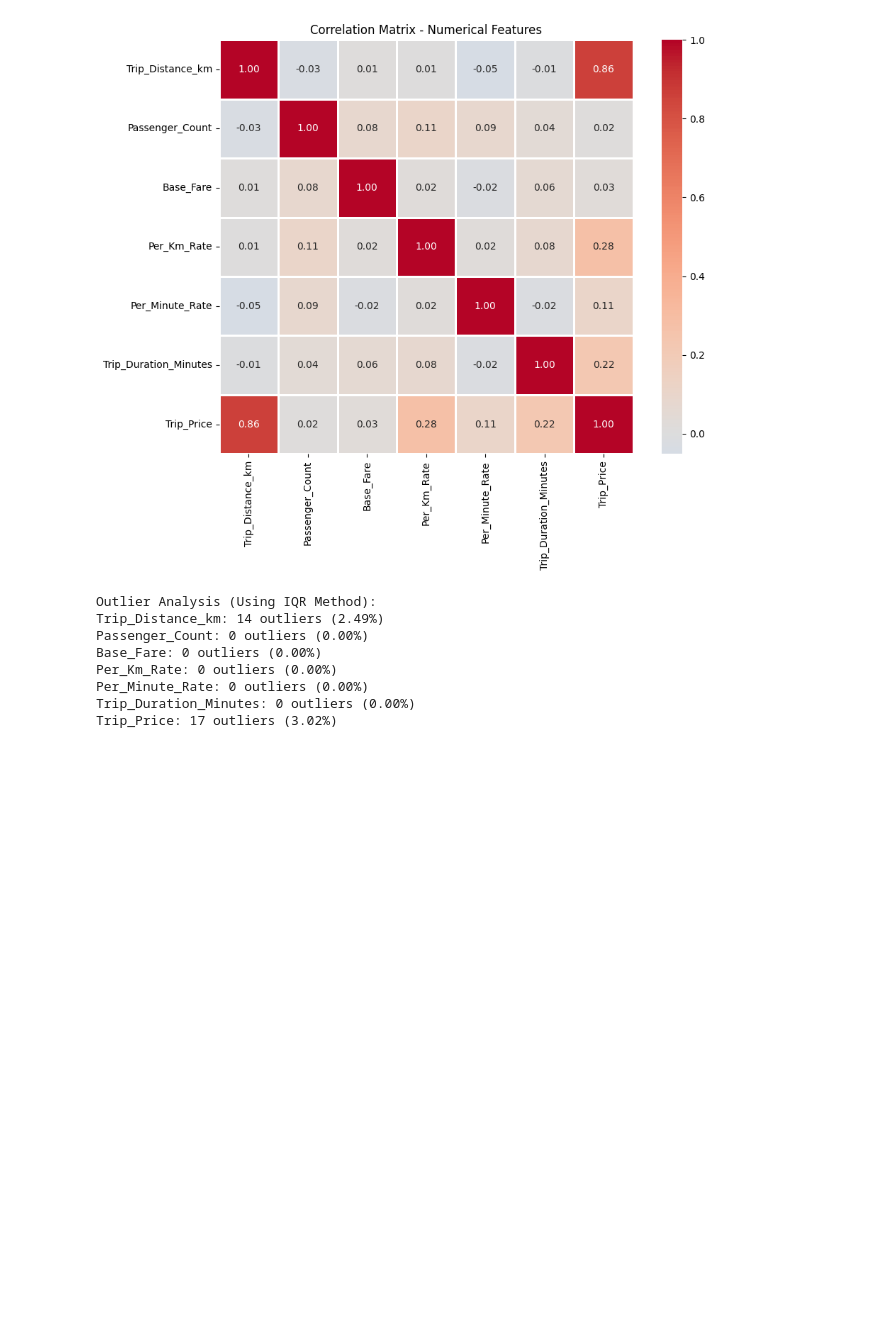
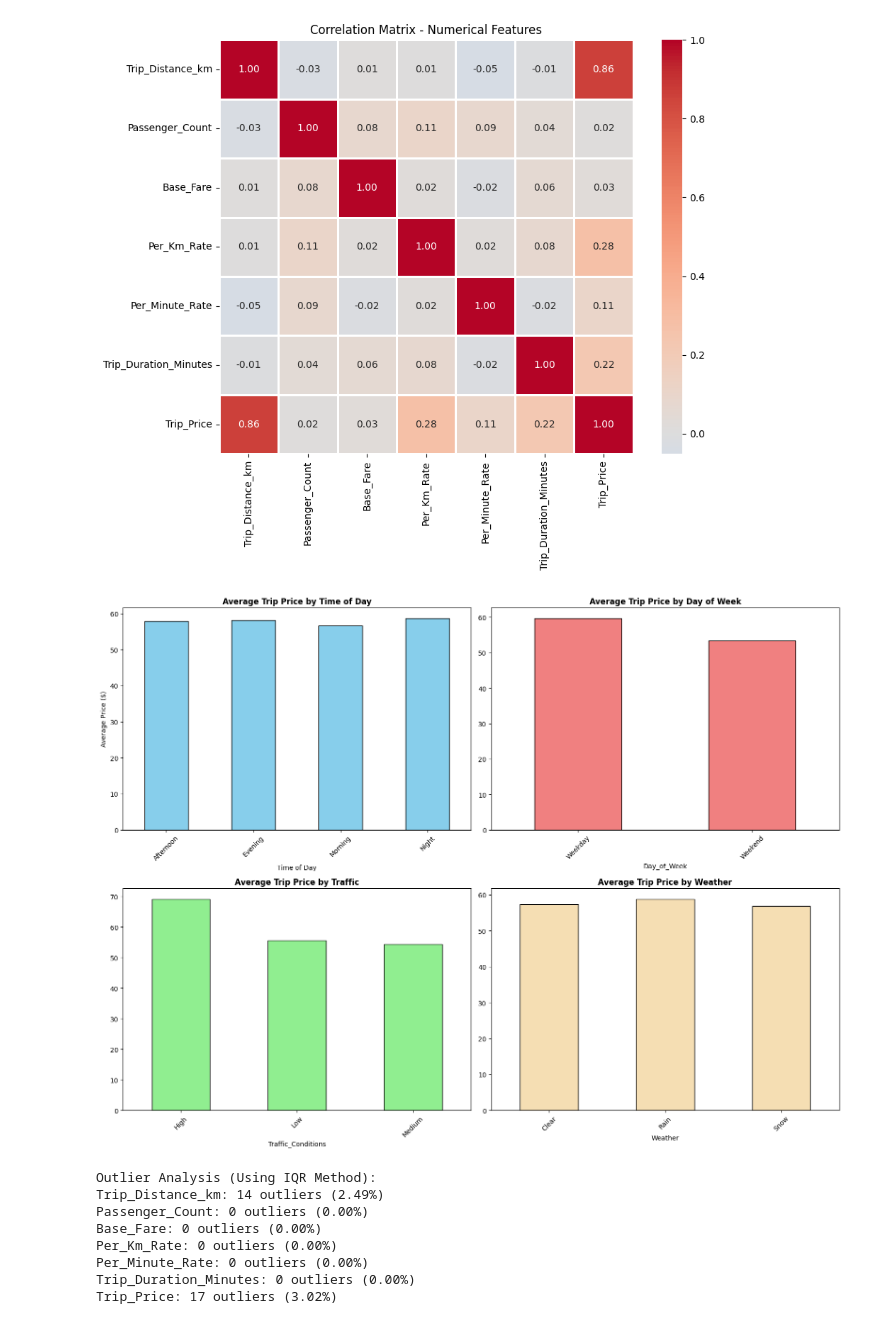
Before and after one commit to Nverest/taxi-prediction-fullstack-linus-johansson-opa24, a Jupyter notebook: explorations/01_eda.ipynb, the cells around one changed output. Drawn from its saved outputs; the diff is of its cells as text; code cells hidden in the pictures; blank space fills up the shorter version.

```diff
--- a/explorations/01_eda.ipynb
+++ b/explorations/01_eda.ipynb
@@ -269,6 +287,40 @@ Base_Fare                0.030897
 Passenger_Count          0.015793
 Name: Trip_Price, dtype: float64
 [figure]
+# %%
+fig, axes = plt.subplots(2, 2, figsize=(16, 12))
+
+if 'Time_of_Day' in df_clean.columns:
+    time_stats = df_clean.groupby('Time_of_Day')['Trip_Price'].agg(['mean', 'count'])
+    time_stats['mean'].plot(kind='bar', ax=axes[0, 0], color='skyblue', edgecolor='black')
+    axes[0, 0].set_title('Average Trip Price by Time of Day', fontweight='bold')
+    axes[0, 0].set_xlabel('Time of Day')
+    axes[0, 0].set_ylabel('Average Price ($)')
+    axes[0, 0].tick_params(axis='x', rotation=45)
+
+if 'Day_of_Week' in df_clean.columns:
+    day_stats = df_clean.groupby('Day_of_Week')['Trip_Price'].mean()
+    day_stats.plot(kind='bar', ax=axes[0, 1], color='lightcoral', edgecolor='black')
+    axes[0, 1].set_title('Average Trip Price by Day of Week', fontweight='bold')
+    axes[0, 1].tick_params(axis='x', rotation=45)
+
+if 'Traffic_Conditions' in df_clean.columns:
+    traffic_stats = df_clean.groupby('Traffic_Conditions')['Trip_Price'].mean()
+    traffic_stats.plot(kind='bar', ax=axes[1, 0], color='lightgreen', edgecolor='black')
+    axes[1, 0].set_title('Average Trip Price by Traffic', fontweight='bold')
+    axes[1, 0].tick_params(axis='x', rotation=45)
+
+if 'Weather' in df_clean.columns:
+    weather_stats = df_clean.groupby('Weather')['Trip_Price'].mean()
+    weather_stats.plot(kind='bar', ax=axes[1, 1], color='wheat', edgecolor='black')
+    axes[1, 1].set_title('Average Trip Price by Weather', fontweight='bold')
+    axes[1, 1].tick_params(axis='x', rotation=45)
+
+plt.tight_layout()
+plt.savefig('../src/taxipred/Visualization/categorical_analysis.png', dpi=300, bbox_inches='tight')
+plt.show()
+# %% [output]
+[figure, added]
 # %%
 print("\nOutlier Analysis (Using IQR Method):")
 for col in numerical_features + ['Trip_Price']:
```
Also changed, not shown: parts of 22 cells of this notebook.
